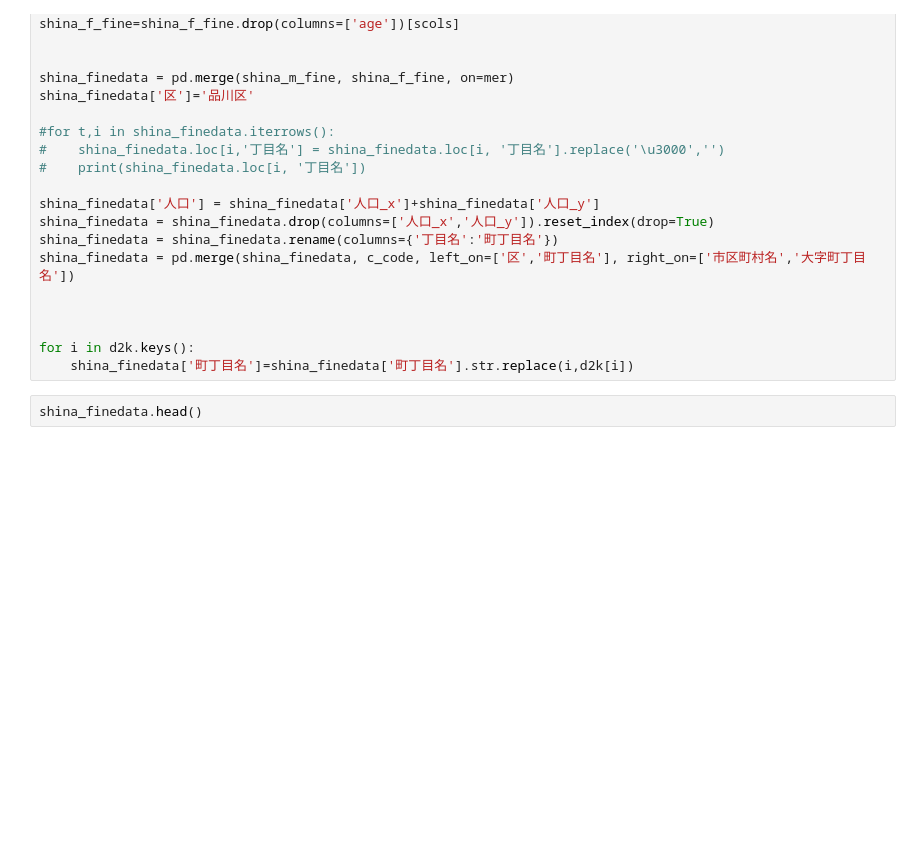
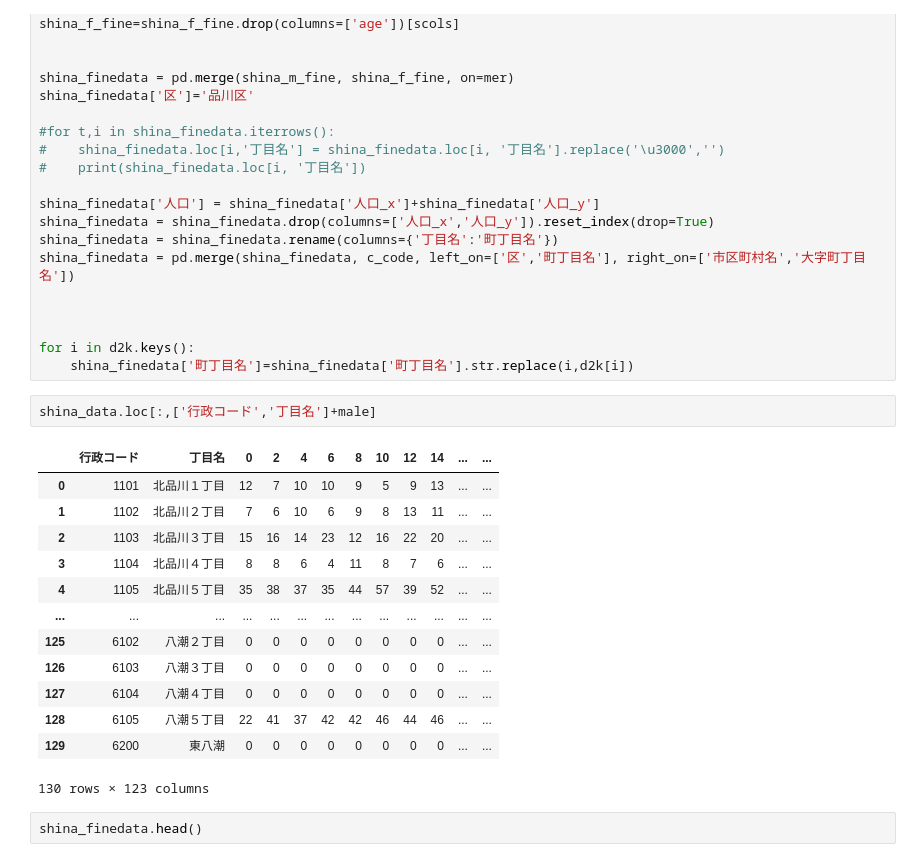
Before and after one commit to MasaoMori/Tokyo_Ward_Assembly_Election, a Jupyter notebook: jupyter/Population_age-ver2.ipynb, the cells around one changed output. Saved outputs shown, nothing was run; the diff lists cells and outputs as text; blank space fills up the shorter version.

```diff
--- a/jupyter/Population_age-ver2.ipynb
+++ b/jupyter/Population_age-ver2.ipynb
@@ -264,6 +285,22 @@ shina_finedata = pd.merge(shina_finedata, c_code, left_on=['区','町丁目名']
 
 for i in d2k.keys():
     shina_finedata['町丁目名']=shina_finedata['町丁目名'].str.replace(i,d2k[i])
+# %%
+shina_data.loc[:,['行政コード','丁目名']+male]
+# %% [output]
+|  | 行政コード | 丁目名 | 0 | 2 | 4 | 6 | 8 | 10 | 12 | 14 | ... | ... |
+| 0 | 1101 | 北品川１丁目 | 12 | 7 | 10 | 10 | 9 | 5 | 9 | 13 | ... | ... |
+| 1 | 1102 | 北品川２丁目 | 7 | 6 | 10 | 6 | 9 | 8 | 13 | 11 | ... | ... |
+| 2 | 1103 | 北品川３丁目 | 15 | 16 | 14 | 23 | 12 | 16 | 22 | 20 | ... | ... |
+| 3 | 1104 | 北品川４丁目 | 8 | 8 | 6 | 4 | 11 | 8 | 7 | 6 | ... | ... |
+| 4 | 1105 | 北品川５丁目 | 35 | 38 | 37 | 35 | 44 | 57 | 39 | 52 | ... | ... |
+| ... | ... | ... | ... | ... | ... | ... | ... | ... | ... | ... | ... | ... |
+| 125 | 6102 | 八潮２丁目 | 0 | 0 | 0 | 0 | 0 | 0 | 0 | 0 | ... | ... |
+| 126 | 6103 | 八潮３丁目 | 0 | 0 | 0 | 0 | 0 | 0 | 0 | 0 | ... | ... |
+| 127 | 6104 | 八潮４丁目 | 0 | 0 | 0 | 0 | 0 | 0 | 0 | 0 | ... | ... |
+| 128 | 6105 | 八潮５丁目 | 22 | 41 | 37 | 42 | 42 | 46 | 44 | 46 | ... | ... |
+| 129 | 6200 | 東八潮 | 0 | 0 | 0 | 0 | 0 | 0 | 0 | 0 | ... | ... |
+130 rows × 123 columns
 # %%
 shina_finedata.head()
 # %% [output]
```
Also changed, not shown: parts of 4 cells of this notebook, 3 other files.
